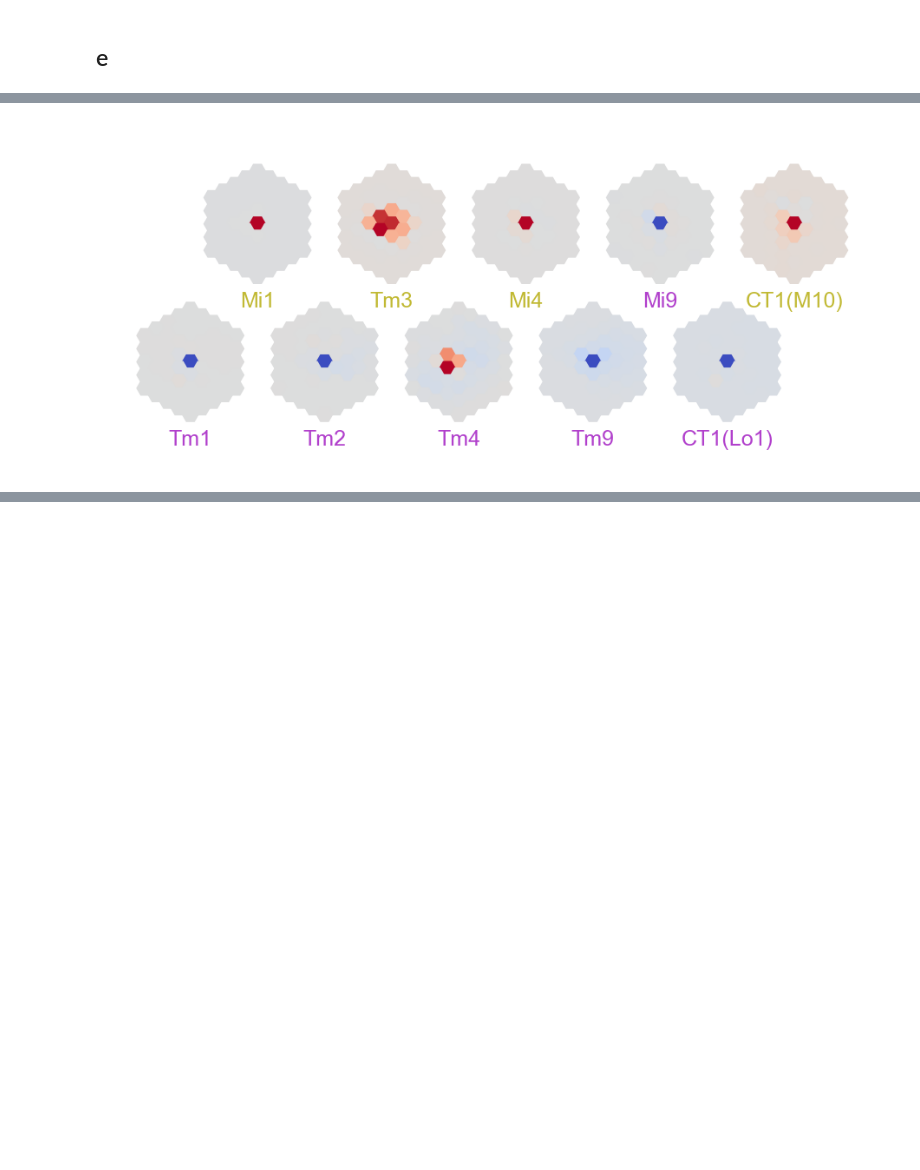
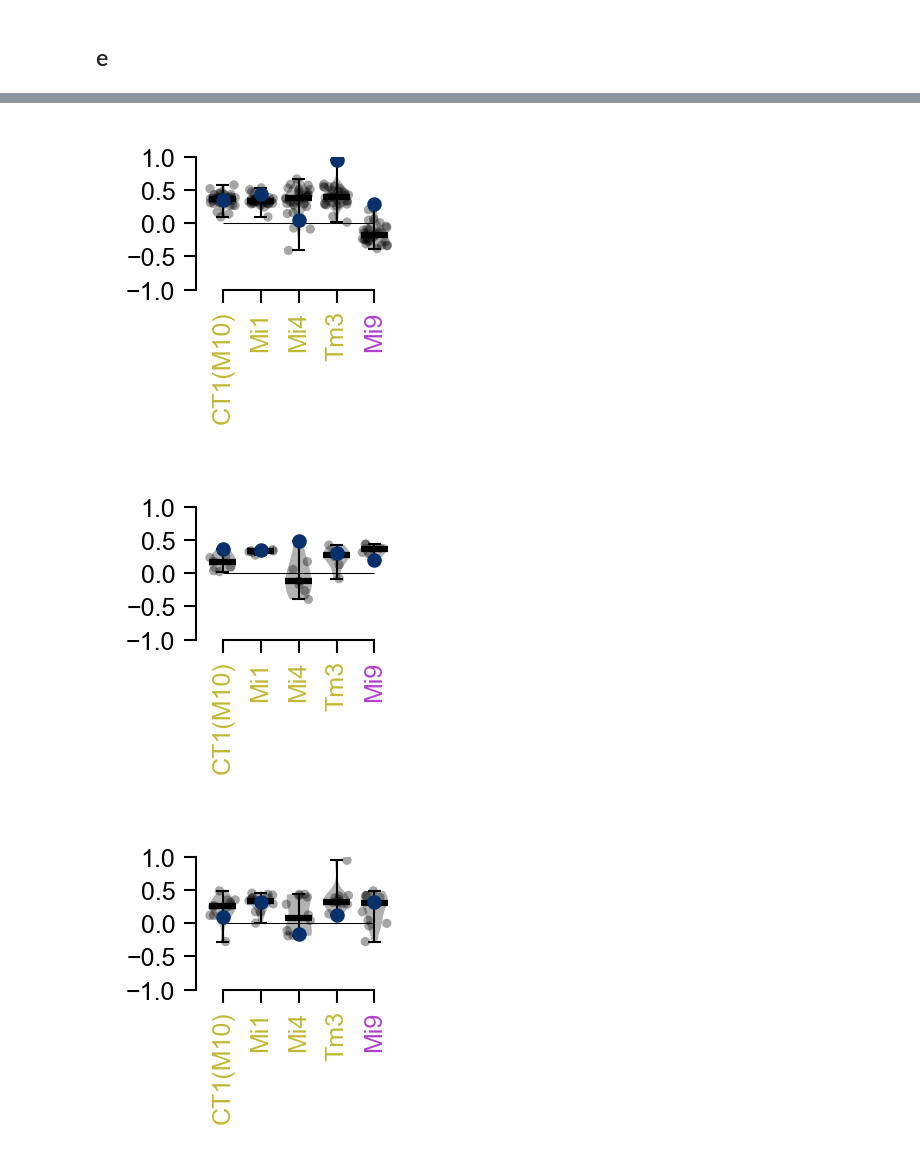
Before and after one commit to TuragaLab/flyvis, a Jupyter notebook: notebooks/figure_03_naturalistic_stimuli_responses.ipynb, the cells around one changed output, grey strips where cells are left out. Drawn from its saved outputs; the diff is of its cells as text; code cells hidden in the pictures; blank space fills up the shorter version.

```diff
--- a/notebooks/figure_03_naturalistic_stimuli_responses.ipynb
+++ b/notebooks/figure_03_naturalistic_stimuli_responses.ipynb
@@ -1720,3 +174,0 @@ quantile = np.quantile(
-# %%
-fig, axes = plot_strf(strfs.time, x)
-fig.savefig(directory/"T5c_strf_best_cluster_average.pdf", bbox_inches="tight", transparent=True)
@@ -1725,3 +174,0 @@ fig.savefig(directory/"T5c_strf_best_cluster_average.pdf", bbox_inches="tight",
-# %%
-fig, axes = plot_strf_quantiles(strfs.time, x, quantile)
-fig.savefig(directory/"T5c_strf_best_cluster_IQR.pdf", bbox_inches="tight", transparent=True)
@@ -1770,36 +175,6 @@ x -= x[0].mean(axis=0)
-# %%
-from dvs.utils.hex_utils import hex_rows
-
-x, y = hex_rows(2, 5)
-fig, axes, pos = dvs.plots.plt_utils.regular_ax_scatter(
-    x, y, figsize=[3.5, 2], hpad=0, wpad=0.1, wspace=-0.5, hspace=-0.4
-)
-
-axes = np.array(axes).reshape(2, 5)
-
-# crange = np.quantile(np.array([v for v in mean_srfs.values()]), 0.99)
-
-for i, row in enumerate(np.array(srf_cell_types).reshape(2, 5)):
-    for j, cell_type in enumerate(row):
-        crange = np.max(np.abs(mean_srfs[cell_type]))
-        fig, ax, _ = dvs.plots.hex_scatter(
-            u,
-            v,
-            mean_srfs[cell_type],
-            cmap=plt.cm.coolwarm,
-            vmin=-crange,
-            vmax=crange,
-            figsize=[3, 3],
-            cbar=False,
-            fig=fig,
-            ax=axes[1 - i, j],
-        )
-        ax.set_xlabel(cell_type, fontsize=6, labelpad=-10)
-
-for ax in axes.flatten():
-    flash_response_color_labels(ax)
-    patch_type_texts(ax)
-
-fig.savefig(directory / "emd_inputs_average_spatial_rfs_20ms.pdf", bbox_inches="tight", transparent=True)
-# %% [output]
-[figure, removed]
+# %%
+for cluster_id, indices in cluster_indices.items():
+    with ensemble.select_items(indices):
+        fig, ax = ensemble.flash_response_indices(cell_types=["Mi1", "Tm3", "Mi4", "Mi9", "CT1(M10)"],
+                                        figsize=[1, 1])
+# %% [output]
@@ -1805,0 +219,3 @@ fig.savefig(directory / "emd_inputs_average_spatial_rfs_20ms.pdf", bbox_inches="
+[figure, added]
+[figure, added]
+[figure, added]
```
Also changed, not shown: parts of 132 cells of this notebook.
